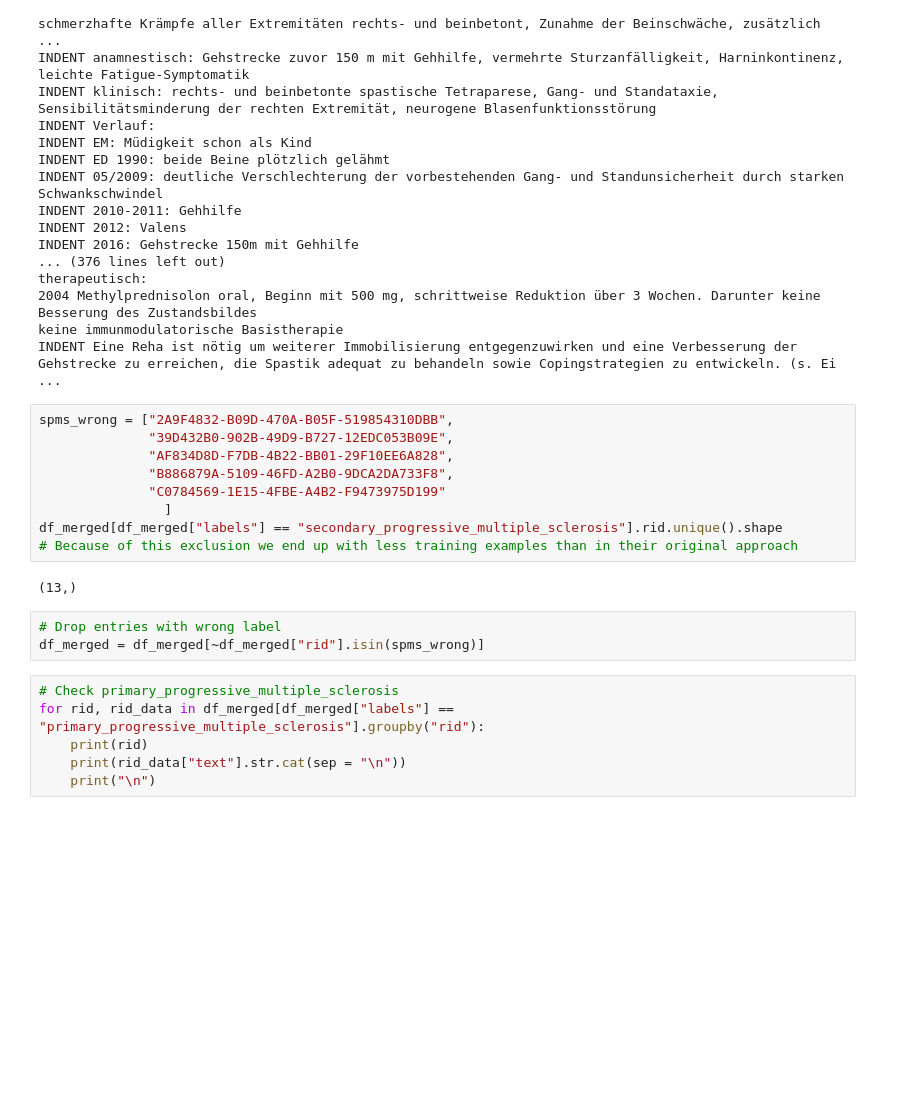
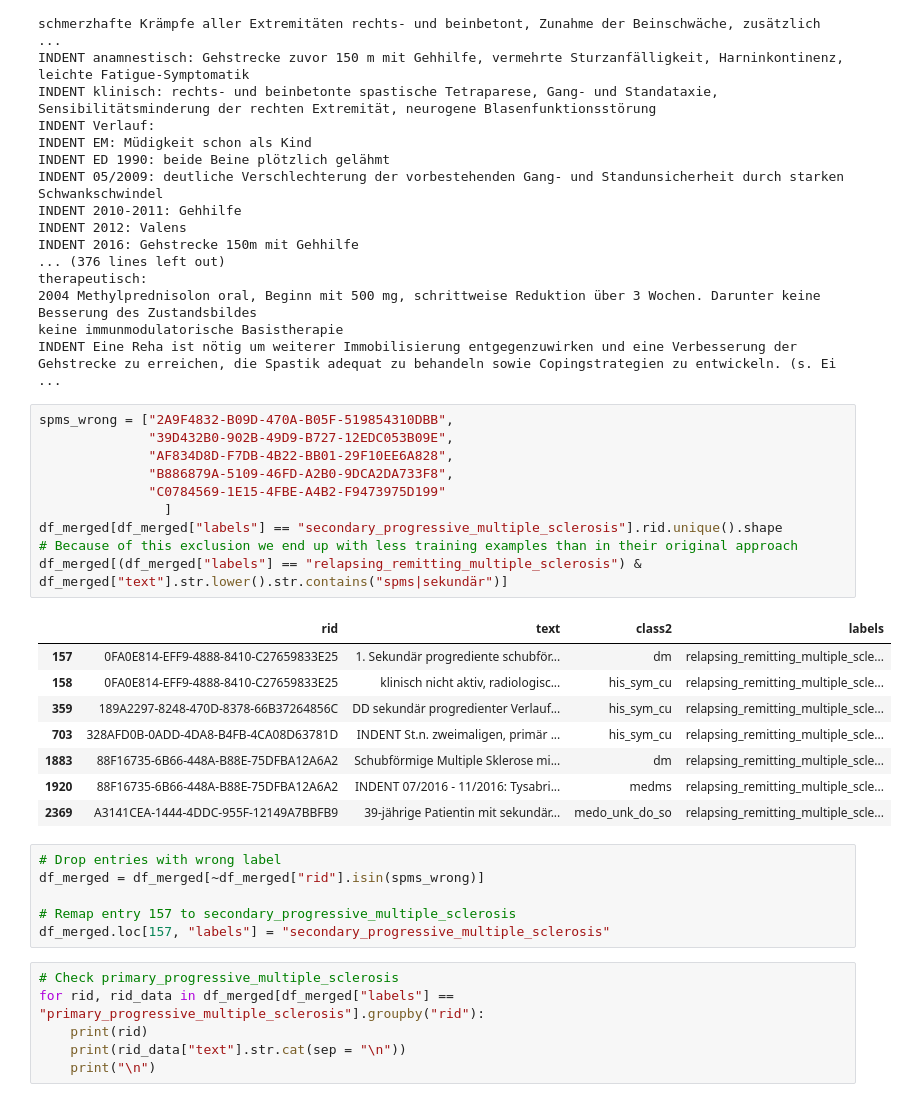
Before and after one commit to maregli/inf-extr, a Jupyter notebook: notebooks/data_preprocessing/02_ms-classification2.ipynb, the cells around one changed output. Saved outputs shown, nothing was run; the diff lists cells and outputs as text; blank space fills up the shorter version.

```diff
--- a/notebooks/data_preprocessing/02_ms-classification2.ipynb
+++ b/notebooks/data_preprocessing/02_ms-classification2.ipynb
@@ -198,17 +198,28 @@ INDENT Eine Reha ist nötig um weiterer Immobilisierung entgegenzuwirken und ein
 # %%
 spms_wrong = ["2A9F4832-B09D-470A-B05F-519854310DBB",
               "39D432B0-902B-49D9-B727-12EDC053B09E",
               "AF834D8D-F7DB-4B22-BB01-29F10EE6A828",
               "B886879A-5109-46FD-A2B0-9DCA2DA733F8",
               "C0784569-1E15-4FBE-A4B2-F9473975D199"
                 ]
 df_merged[df_merged["labels"] == "secondary_progressive_multiple_sclerosis"].rid.unique().shape
 # Because of this exclusion we end up with less training examples than in their original approach
+df_merged[(df_merged["labels"] == "relapsing_remitting_multiple_sclerosis") & df_merged["text"].str.lower().str.contains("spms|sekundär")]
 # %% [output]
-(13,)
+|  | rid | text | class2 | labels |
+| 157 | 0FA0E814-EFF9-4888-8410-C27659833E25 | 1. Sekundär progrediente schubför... | dm | relapsing_remitting_multiple_scle... |
+| 158 | 0FA0E814-EFF9-4888-8410-C27659833E25 | klinisch nicht aktiv, radiologisc... | his_sym_cu | relapsing_remitting_multiple_scle... |
+| 359 | 189A2297-8248-470D-8378-66B37264856C | DD sekundär progredienter Verlauf... | his_sym_cu | relapsing_remitting_multiple_scle... |
+| 703 | 328AFD0B-0ADD-4DA8-B4FB-4CA08D63781D | INDENT St.n. zweimaligen, primär ... | his_sym_cu | relapsing_remitting_multiple_scle... |
+| 1883 | 88F16735-6B66-448A-B88E-75DFBA12A6A2 | Schubförmige Multiple Sklerose mi... | dm | relapsing_remitting_multiple_scle... |
+| 1920 | 88F16735-6B66-448A-B88E-75DFBA12A6A2 | INDENT 07/2016 - 11/2016: Tysabri... | medms | relapsing_remitting_multiple_scle... |
+| 2369 | A3141CEA-1444-4DDC-955F-12149A7BBFB9 | 39-jährige Patientin mit sekundär... | medo_unk_do_so | relapsing_remitting_multiple_scle... |
 # %%
 # Drop entries with wrong label
 df_merged = df_merged[~df_merged["rid"].isin(spms_wrong)]
+
+# Remap entry 157 to secondary_progressive_multiple_sclerosis
+df_merged.loc[157, "labels"] = "secondary_progressive_multiple_sclerosis"
 # %%
 # Check primary_progressive_multiple_sclerosis
 for rid, rid_data in df_merged[df_merged["labels"] == "primary_progressive_multiple_sclerosis"].groupby("rid"):
```
Also changed, not shown: parts of 6 cells of this notebook.
